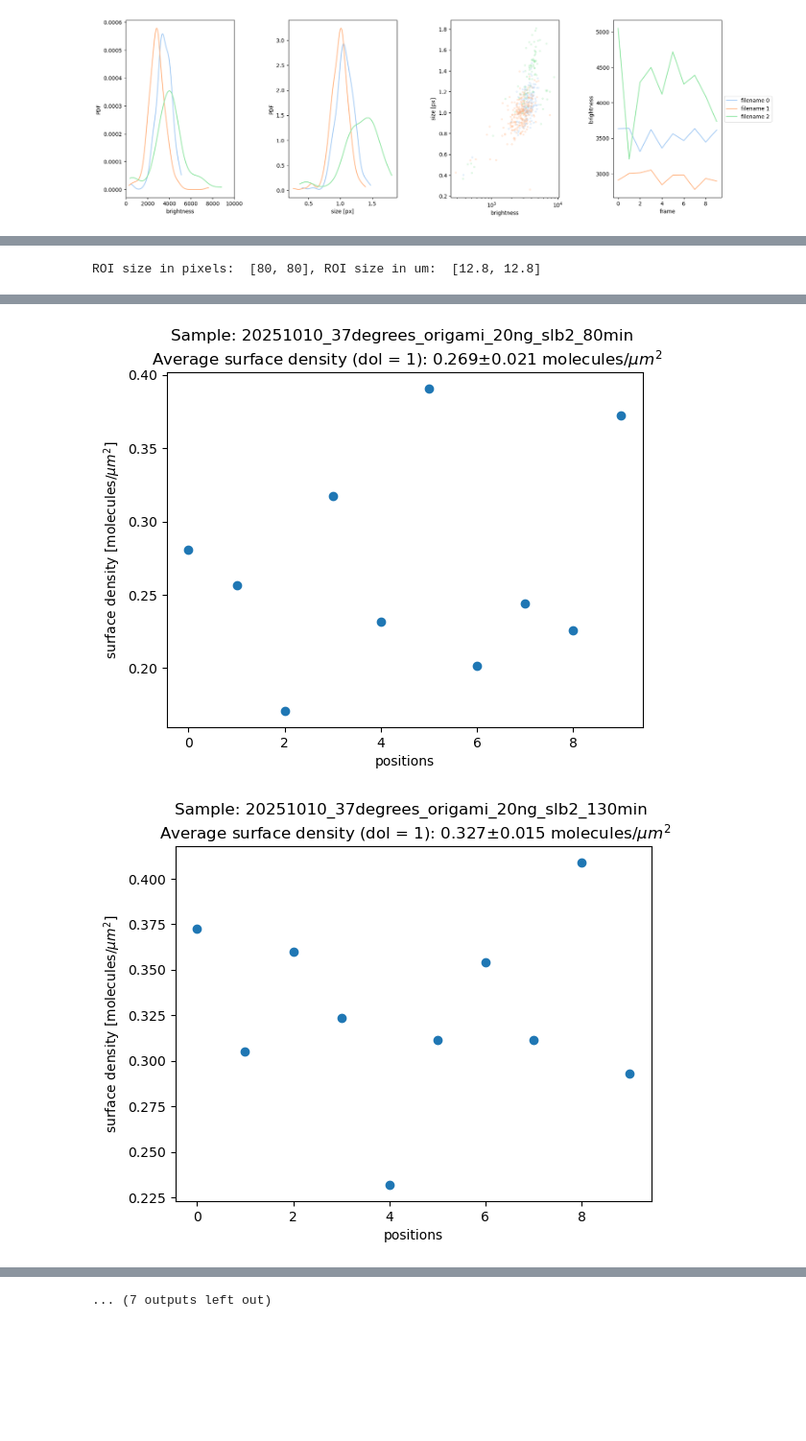
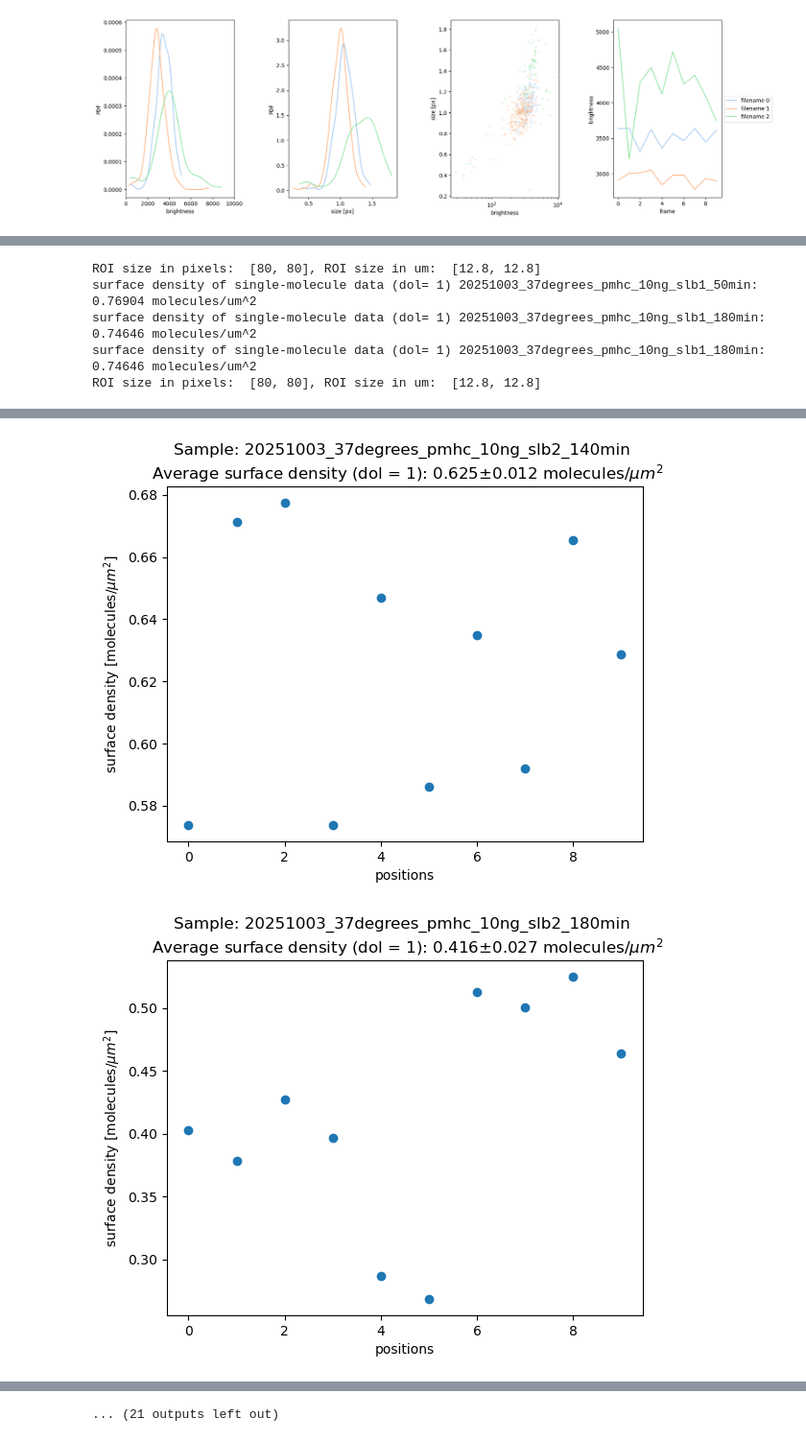
Before and after one commit to bigschorsch/TIRF-microscopy-data, a Jupyter notebook: surface_density_FOR.ipynb, the cells around one changed output, grey strips where cells are left out. Shown at 96% size. Drawn from its saved outputs; the diff is of its cells as text; code cells hidden in the pictures; blank space fills up the shorter version.

```diff
--- a/surface_density_FOR.ipynb
+++ b/surface_density_FOR.ipynb
@@ -106,10 +106,10 @@ bulk_start_frame=0
 - sm brightness data: for the bulk surface density and for the quality check
 # %%
 #data path/folder for sm brightness data
-data_brightness= r"/Users/Schorschi/Desktop/Masterarbeit/LAB-Data/Georg/origami_37vs26degrees_1002_1010/20251002_26degrees/origami/20ng/slb2"
+data_brightness= r"/Users/Schorschi/Desktop/Masterarbeit/LAB-Data/Georg/origami_37vs26degrees_1002_1010/20251002_26degrees/origami/400ng/slb2"
 
 #sm brightness data filename(s): for sm brightness analysis, for bulk surface density
-data_files_brightness_filename=['20251002_26degrees_origami_20ng_slb2_120min', '20251002_26degrees_origami_20ng_slb2_190min', '20251002_26degrees_origami_20ng_slb2_250min']
+data_files_brightness_filename=['20251002_26degrees_origami_400ng_slb2_110min', '20251002_26degrees_origami_400ng_slb2_190min', '20251002_26degrees_origami_400ng_slb2_250min']
 
 #which frames I want to use for single-molecula brightness data (counting starts from 0)
 brightness_start_frame=90
@@ -325,19 +210,22 @@ import os, numpy as np
 import matplotlib.pyplot as plt
 
 data_sm_dirs = [
-r"/Users/Schorschi/Desktop/Masterarbeit/LAB-Data/Georg/origami_37vs26degrees_1002_1010/20251010_37degrees/origami/20ng/slb1",
-r"/Users/Schorschi/Desktop/Masterarbeit/LAB-Data/Georg/origami_37vs26degrees_1002_1010/20251010_37degrees/origami/20ng/slb2"]
+r"/Users/Schorschi/Desktop/Masterarbeit/LAB-Data/Georg/origami_37vs26degrees_1002_1010/20251003_37degrees/pmhc/10ng/slb1",
+r"/Users/Schorschi/Desktop/Masterarbeit/LAB-Data/Georg/origami_37vs26degrees_1002_1010/20251003_37degrees/pmhc/10ng/slb2",
+r"/Users/Schorschi/Desktop/Masterarbeit/LAB-Data/Georg/origami_37vs26degrees_1002_1010/20251010_37degrees/pmhc/10ng/slb1",
+r"/Users/Schorschi/Desktop/Masterarbeit/LAB-Data/Georg/origami_37vs26degrees_1002_1010/20251010_37degrees/pmhc/10ng/slb2"
+]
 
 save_dir = os.path.commonpath(data_sm_dirs)
 
-data_files_sm_filename=[['20251010_37degrees_origami_20ng_slb1_70min', '20251010_37degrees_origami_20ng_slb1_130min',, '20251010_37degrees_origami_20ng_slb1_180min', '20251010_37degrees_origami_20ng_slb1_240min'],['20251010_37degrees_origami_20ng_slb2_80min', '20251010_37degrees_origami_20ng_slb2_130min', '20251010_37degrees_origami_20ng_slb2_180min', '20251010_37degrees_origami_20ng_slb2_240min']]
+data_files_sm_filename=[['20251003_37degrees_pmhc_10ng_slb1_50min', '20251003_37degrees_pmhc_10ng_slb1_180min', '20251003_37degrees_pmhc_10ng_slb1_180min'],['20251003_37degrees_pmhc_10ng_slb2_60min', '20251003_37degrees_pmhc_10ng_slb2_140min', '20251003_37degrees_pmhc_10ng_slb2_180min'], ['20251010_37degrees_pmhc_10ng_slb1_100min', '20251010_37degrees_pmhc_10ng_slb1_150min', '20251010_37degrees_pmhc_10ng_slb1_190min', '20251010_37degrees_pmhc_10ng_slb1_260min'],['20251010_37degrees_pmhc_10ng_slb2_110min', '20251010_37degrees_pmhc_10ng_slb2_150min', '20251010_37degrees_pmhc_10ng_slb2_200min', '20251010_37degrees_pmhc_10ng_slb2_260min']]
 #coordinates of top left corner of the chosen roi
 top_left=[20,20] #290,40; 30,30
 
 #coordinates of bottom right corner of the chosen roi
 bottom_right=[100,100] #380,110; 120,120
 
-series_labels = ["slb1 10.10.", "slb2 10.10."]
+series_labels = ["10ng pmhc slb1 03.10.", "10ng pmhc slb2 03.10.", "10ng pmhc slb1 10.10.", "10ng pmhc slb2 10.10."]
 
 def extract_minutes(list_of_names):
     pattern = r'_(\d+)min'
@@ -405,6 +293,7 @@ df_bright = pd.DataFrame(results_brightness)
 
 def _plot_brightness_norm(df, metric_key, time, fname, y_label):
     plt.figure()
+    plt.ylim(bottom=0)
     all_t = []
     all_y = []
     for _, r in df.iterrows():
@@ -424,6 +313,7 @@ def _plot_brightness_norm(df, metric_key, time, fname, y_label):
     if len(all_t) > 0:
         all_t = np.concatenate(all_t)
         all_y = np.concatenate(all_y)
+    plt.ylim(top=1.2*all_y.max())
     t_line = np.linspace(all_t.min(), all_t.max(), 200)
     coeffs, cov = np.polyfit(all_t, all_y, 1, cov=True)
     slope = coeffs[0]
@@ -432,7 +322,7 @@ def _plot_brightness_norm(df, metric_key, time, fname, y_label):
     slope_err = np.sqrt(cov[0,0])
     plt.plot(t_line, y_line, label=f'Trend (m={slope:.5f} ± {slope_err:.6f} 1/min)', linewidth=1)
     plt.xlabel('Δt [min]')
-    plt.ylabel(f'{y_label} (norm. auf ersten Wert)')
+    plt.ylabel(f'{y_label} (norm. to first value)')
     plt.legend()
     plt.tight_layout()
     plt.savefig(os.path.join(save_dir, f'{fname}.png'), dpi=300)
@@ -440,6 +330,7 @@ def _plot_brightness_norm(df, metric_key, time, fname, y_label):
 
 def _plot_brightness_abs(df, metric_key, time, fname, y_label, unit):
     plt.figure()
+    plt.ylim(bottom=0)
     all_t = []
     all_y = []
     for _, r in df.iterrows():
@@ -457,6 +348,7 @@ def _plot_brightness_abs(df, metric_key, time, fname, y_label, unit):
     if len(all_t) > 0:
         all_t = np.concatenate(all_t)
         all_y = np.concatenate(all_y)
+    plt.ylim(top=1.2*all_y.max())
     t_line = np.linspace(all_t.min(), all_t.max(), 200)
     coeffs, cov = np.polyfit(all_t, all_y, 1, cov=True)
     slope = coeffs[0]
@@ -485,18 +379,22 @@ import matplotlib.pyplot as plt
 
 
 data_sm_dirs = [
-r"/Users/Schorschi/Desktop/Masterarbeit/LAB-Data/Georg/origami_37vs26degrees_1002_1010/20251010_37degrees/origami/20ng/slb1",
-r"/Users/Schorschi/Desktop/Masterarbeit/LAB-Data/Georg/origami_37vs26degrees_1002_1010/20251010_37degrees/origami/20ng/slb2"
+r"/Users/Schorschi/Desktop/Masterarbeit/LAB-Data/Georg/origami_37vs26degrees_1002_1010/20251003_37degrees/pmhc/10ng/slb1",
+r"/Users/Schorschi/Desktop/Masterarbeit/LAB-Data/Georg/origami_37vs26degrees_1002_1010/20251003_37degrees/pmhc/10ng/slb2",
+r"/Users/Schorschi/Desktop/Masterarbeit/LAB-Data/Georg/origami_37vs26degrees_1002_1010/20251010_37degrees/pmhc/10ng/slb1",
+r"/Users/Schorschi/Desktop/Masterarbeit/LAB-Data/Georg/origami_37vs26degrees_1002_1010/20251010_37degrees/pmhc/10ng/slb2"
 ]
 data_bulk_dirs = [
-r"/Users/Schorschi/Desktop/Masterarbeit/LAB-Data/Georg/origami_37vs26degrees_1002_1010/20251010_37degrees/origami/400ng/slb1",
-r"/Users/Schorschi/Desktop/Masterarbeit/LAB-Data/Georg/origami_37vs26degrees_1002_1010/20251010_37degrees/origami/400ng/slb2"
+r"/Users/Schorschi/Desktop/Masterarbeit/LAB-Data/Georg/origami_37vs26degrees_1002_1010/20251003_37degrees/pmhc/20ng/slb1",
+r"/Users/Schorschi/Desktop/Masterarbeit/LAB-Data/Georg/origami_37vs26degrees_1002_1010/20251003_37degrees/pmhc/20ng/slb2",
+r"/Users/Schorschi/Desktop/Masterarbeit/LAB-Data/Georg/origami_37vs26degrees_1002_1010/20251010_37degrees/pmhc/20ng/slb1",
+r"/Users/Schorschi/Desktop/Masterarbeit/LAB-Data/Georg/origami_37vs26degrees_1002_1010/20251010_37degrees/pmhc/20ng/slb2"
 ]
 
 save_dir = os.path.commonpath(data_bulk_dirs)
 
-data_files_sm_filename=[['20251010_37degrees_origami_20ng_slb1_70min', '20251010_37degrees_origami_20ng_slb1_130min', '20251010_37degrees_origami_20ng_slb1_180min', '20251010_37degrees_origami_20ng_slb1_240min'],['20251010_37degrees_origami_20ng_slb2_80min', '20251010_37degrees_origami_20ng_slb2_130min', '20251010_37degrees_origami_20ng_slb2_180min', '20251010_37degrees_origami_20ng_slb2_240min']]
-data_files_bulk_filename=[ ['20251010_37degrees_origami_400ng_slb1_60min', '20251010_37degrees_origami_400ng_slb1_130min', '20251010_37degrees_origami_400ng_slb1_180min', '20251010_37degrees_origami_400ng_slb1_240min'], ['20251010_37degrees_origami_400ng_slb2_60min', '20251010_37degrees_origami_400ng_slb2_130min', '20251010_37degrees_origami_400ng_slb2_180min', '20251010_37degrees_origami_400ng_slb2_240min']]
+data_files_sm_filename=[['20251003_37degrees_pmhc_10ng_slb1_50min', '20251003_37degrees_pmhc_10ng_slb1_180min', '20251003_37degrees_pmhc_10ng_slb1_180min'],['20251003_37degrees_pmhc_10ng_slb2_60min', '20251003_37degrees_pmhc_10ng_slb2_140min', '20251003_37degrees_pmhc_10ng_slb2_180min'], ['20251010_37degrees_pmhc_10ng_slb1_100min', '20251010_37degrees_pmhc_10ng_slb1_150min', '20251010_37degrees_pmhc_10ng_slb1_190min', '20251010_37degrees_pmhc_10ng_slb1_260min'],['20251010_37degrees_pmhc_10ng_slb2_110min', '20251010_37degrees_pmhc_10ng_slb2_150min', '20251010_37degrees_pmhc_10ng_slb2_200min', '20251010_37degrees_pmhc_10ng_slb2_260min']]
+data_files_bulk_filename=[['20251003_37degrees_pmhc_20ng_slb1_50min', '20251003_37degrees_pmhc_20ng_slb1_110min', '20251003_37degrees_pmhc_20ng_slb1_170min'], ['20251003_37degrees_pmhc_20ng_slb2_50min', '20251003_37degrees_pmhc_20ng_slb2_110min', '20251003_37degrees_pmhc_20ng_slb2_170min'], ['20251010_37degrees_pmhc_20ng_slb1_80min', '20251010_37degrees_pmhc_20ng_slb1_140min', '20251010_37degrees_pmhc_20ng_slb1_190min', '20251010_37degrees_pmhc_20ng_slb1_250min'], ['20251010_37degrees_pmhc_20ng_slb2_80min', '20251010_37degrees_pmhc_20ng_slb2_140min', '20251010_37degrees_pmhc_20ng_slb2_190min', '20251010_37degrees_pmhc_20ng_slb2_250min']]
 
 #coordinates of top left corner of the chosen roi
 top_left=[20,20] #290,40; 30,30
@@ -504,7 +402,7 @@ top_left=[20,20] #290,40; 30,30
 #coordinates of bottom right corner of the chosen roi
 bottom_right=[100,100] #380,110; 120,120
 
-series_labels = ["slb1 10.10.", "slb2 10.10."]
+series_labels = ["slb1 03.10.", "slb2 03.10.", "slb1 10.10.", "slb2 10.10."]
 
 def extract_minutes(list_of_names):
     pattern = r'_(\d+)min'
@@ -631,6 +529,7 @@ df_results_bulk = pd.DataFrame(results_bulk)
 
 def _plot_metric_norm(df, metric_key, fname, y_label):
     plt.figure()
+    plt.ylim(bottom=0)
     all_t = []
     all_y = []
     for _, r in df.iterrows():
@@ -650,6 +549,7 @@ def _plot_metric_norm(df, metric_key, fname, y_label):
     if len(all_t) > 0:
         all_t = np.concatenate(all_t)
         all_y = np.concatenate(all_y)
+    plt.ylim(top=1.2*all_y.max())
     t_line = np.linspace(all_t.min(), all_t.max(), 200)
     coeffs, cov = np.polyfit(all_t, all_y, 1, cov=True)
     slope = coeffs[0]
@@ -658,7 +558,7 @@ def _plot_metric_norm(df, metric_key, fname, y_label):
     slope_err = np.sqrt(cov[0,0])
     plt.plot(t_line, y_line, label=f'Trend (m={slope:.5f} ± {slope_err:.6f} 1/min)', linewidth=1)
     plt.xlabel('Δt [min]')
-    plt.ylabel(f'{y_label} (norm. auf ersten Wert)')
+    plt.ylabel(f'{y_label} (norm. to first value)')
     plt.legend()
     plt.tight_layout()
     plt.savefig(os.path.join(save_dir, f'{fname}.png'), dpi=300)
@@ -666,6 +566,7 @@ def _plot_metric_norm(df, metric_key, fname, y_label):
 
 def _plot_metric_abs(df, metric_key, fname, y_label, unit):
     plt.figure()
+    plt.ylim(bottom=0)
     all_t = []
     all_y = []
     for _, r in df.iterrows():
@@ -683,6 +584,7 @@ def _plot_metric_abs(df, metric_key, fname, y_label, unit):
     if len(all_t) > 0:
         all_t = np.concatenate(all_t)
         all_y = np.concatenate(all_y)
+    plt.ylim(top=1.2*all_y.max())
     t_line = np.linspace(all_t.min(), all_t.max(), 200)
     coeffs, cov = np.polyfit(all_t, all_y, 1, cov=True)
     slope = coeffs[0]
@@ -707,3 +609,7 @@ _plot_metric_abs(df_results_bulk, 'surface_density_bulk_ind', 'Surface Density I
 _plot_metric_abs(df_results_bulk, 'mean_bulk', 'Mean Bulk Brightness vs. Time absolute', 'Mean Brightness [au]', 'au')
 # %% [output]
 ROI size in pixels:  [80, 80], ROI size in um:  [12.8, 12.8]
+surface density of single-molecule data (dol= 1) 20251003_37degrees_pmhc_10ng_slb1_50min: 0.76904 molecules/um^2
+surface density of single-molecule data (dol= 1) 20251003_37degrees_pmhc_10ng_slb1_180min: 0.74646 molecules/um^2
+surface density of single-molecule data (dol= 1) 20251003_37degrees_pmhc_10ng_slb1_180min: 0.74646 molecules/um^2
+ROI size in pixels:  [80, 80], ROI size in um:  [12.8, 12.8]
@@ -731,2 +647,2 @@ surface density of bulk data (dol= 1) 20251010_37degrees_origami_400ng_slb2_240m
-[figure, old version]
+[figure, new version]
-[figure, old version]
+[figure, new version]
@@ -736 +650 @@ surface density of bulk data (dol= 1) 20251010_37degrees_origami_400ng_slb2_240m
-... (7 outputs left out)
+... (21 outputs left out)
```
Also changed, not shown: parts of 5 cells of this notebook, 1 other file.
